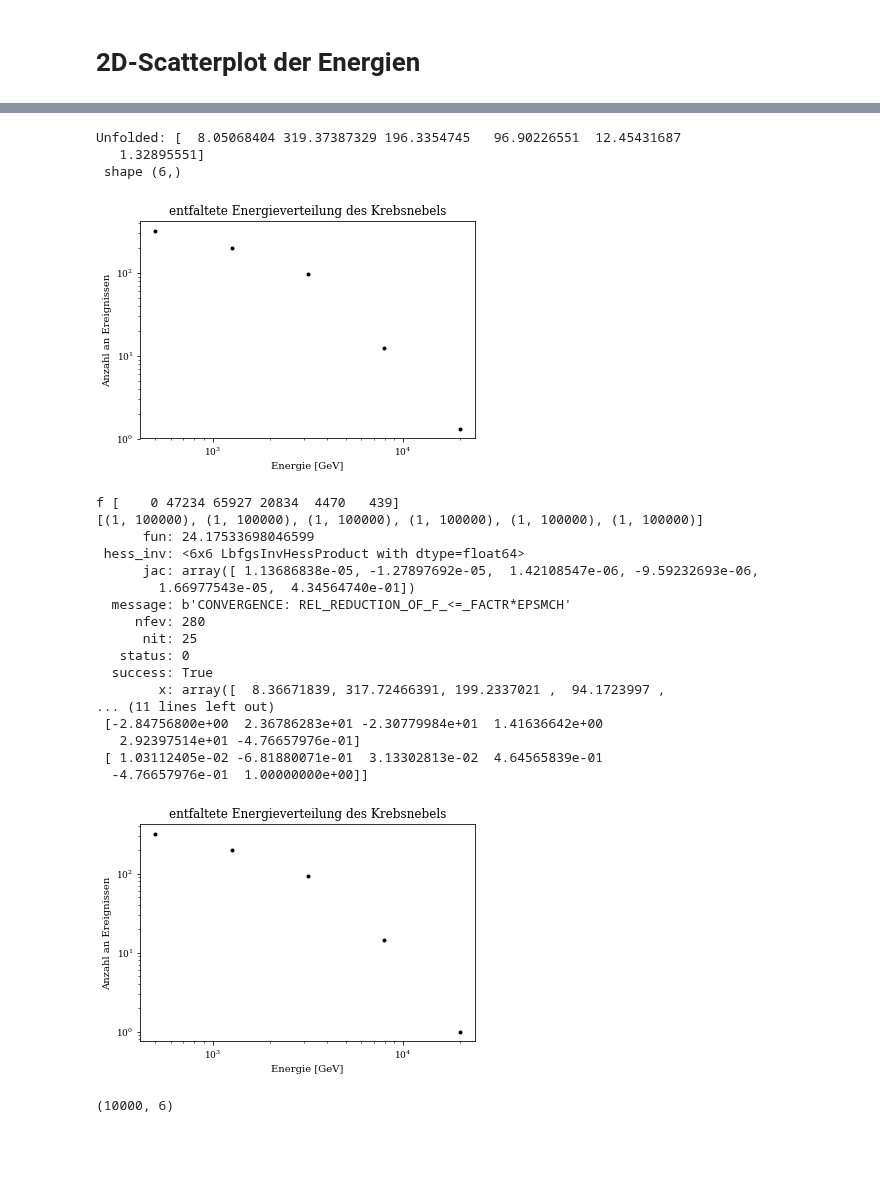
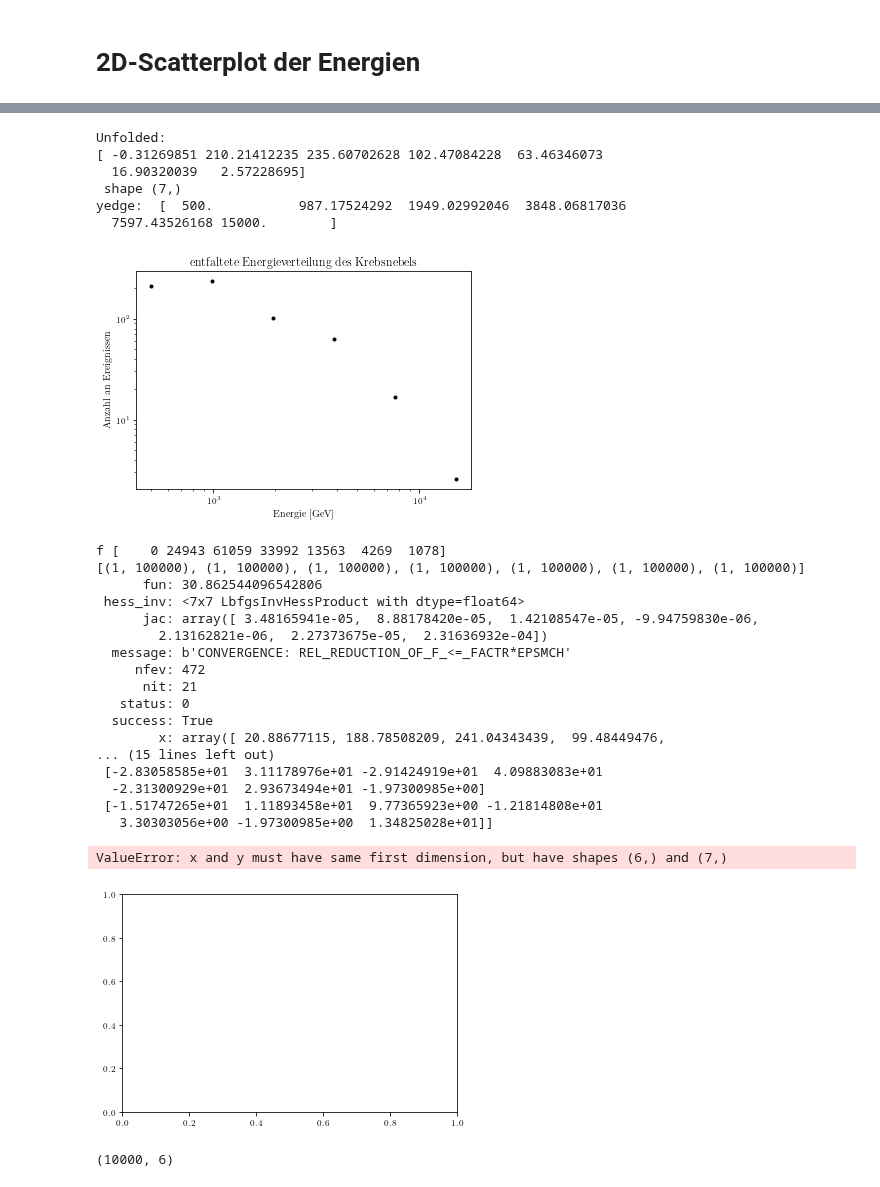
Before and after one commit to Ninilini/FP_Teilchen, a Jupyter notebook: FACT/plots/data_reading.ipynb, the cells around one changed output, grey strips where cells are left out. Drawn from its saved outputs; the diff is of its cells as text; code cells hidden in the pictures; blank space fills up the shorter version.

```diff
--- a/FACT/plots/data_reading.ipynb
+++ b/FACT/plots/data_reading.ipynb
@@ -140,18 +140,18 @@ print(len(crab_events_sel_1.theta_deg_off_1.values))
 max_bin = max(max(gammas_sel['gamma_energy_prediction']), max(gammas_sel['corsika_event_header_total_energy']))
 min_bin = min(min(gammas_sel['gamma_energy_prediction']), min(gammas_sel['corsika_event_header_total_energy']))
 print(min_bin)
-if max_bin <= max(np.logspace(np.log10(500),np.log10(50e3),11)):
+if max_bin <= max(np.logspace(np.log10(500),np.log10(20e3),11)):
     print('Durch obere binning Grenze werden keine events aussortiert, da höchster vorkommender Wert: {}!'.format(max_bin))
     b = 12
     bins1 = np.ones(b)
 else:
     b = 13
     bins1 = np.ones(b)
-    bins1[-1] = max_bin
+    bins1[-1] = 50e3
 bins1[0] = 0
 
-for i in range(1, b, 1):
-    bins1[i] = np.logspace(np.log10(500),np.log10(50e3),11)[i-1]
+for i in range(1, b-1, 1):
+    bins1[i] = np.logspace(np.log10(500),np.log10(15e3),11)[i-1]
 print(bins1)
 # %% [output]
 205.58768
@@ -162,7 +163,8 @@ Durch obere binning Grenze werden keine events aussortiert, da höchster vorkomm
 # %%
-bins2 = np.ones(7)
+bins2 = np.ones(8)
 bins2[0] = 0
 for i in range(1, 7, 1):
-    bins2[i] = np.logspace(np.log10(500),np.log10(50e3),6)[i-1]
+    bins2[i] = np.logspace(np.log10(500),np.log10(15e3),6)[i-1]
+bins2[-1] = 50e3
 print(bins2)
 # %% [output]
@@ -193,7 +195,12 @@ Matrix hat neue shape:  (11, 6)
 # Untergrund binnen
 plt.subplot(1,2,1)
 a = np.full_like(bkg['gamma_energy_prediction'], 0.2)
-b, bins_b, p = plt.hist(bkg['gamma_energy_prediction'], bins=xedge, weights=a, color='g', label='Off-Events')
+b, bins_b, p = plt.hist(bkg['gamma_energy_prediction'],
+                        bins=xedge,
+                        weights=a,
+                        color='g',
+                        label='Off-Events'
+                       )
 plt.xscale('log')
 plt.yscale('log')
 plt.xlabel('Energie [GeV]')
@@ -201,7 +208,12 @@ plt.ylabel('Anzahl an Ereignissen')
 plt.legend()
 plt.title('Energieverteilung')
 plt.subplot(1,2,2)
-g, bins_g, p = plt.hist(crab_events_sel['gamma_energy_prediction'], bins=xedge, color='blue', label='On-Events')
+g, bins_g, p = plt.hist(crab_events_sel['gamma_energy_prediction'],
+                        bins=xedge,
+                        color='blue',
+                        label='On-Events')
+print(bins_b)
+print(bins_g)
 plt.xscale('log')
 plt.yscale('log')
 plt.xlabel('Energie [GeV]')
@@ -236,8 +255,9 @@ print(inv)
 # %%
 # Naive Entfaltung
 ev = g-b
-print('Unfolded: {}\n shape {}'.format(inv.dot(ev), np.shape(inv.dot(ev))))
-plt.plot(yedge[:-1], inv.dot(ev), 'k.')
+print('Unfolded: \n{}\n shape {}'.format(inv.dot(ev), np.shape(inv.dot(ev))))
+print('yedge: ', yedge[1:-1])
+plt.plot(yedge[1:-1], inv.dot(ev)[1:], 'k.')
 plt.xscale('log')
 plt.yscale('log')
 plt.xlabel('Energie [GeV]')
@@ -246,58 +266,63 @@ plt.title('entfaltete Energieverteilung des Krebsnebels')
 plt.savefig('Entfaltung_1.pdf')
 fNSVD = inv@ev
 # %% [output]
-Unfolded: [  8.05068404 319.37387329 196.3354745   96.90226551  12.45431687
-   1.32895551]
- shape (6,)
+Unfolded:
+[ -0.31269851 210.21412235 235.60702628 102.47084228  63.46346073
+  16.90320039   2.57228695]
+ shape (7,)
+yedge:  [  500.           987.17524292  1949.02992046  3848.06817036
+  7597.43526168 15000.        ]
-[figure, old version]
+[figure, new version]
 # %%
-#negative Log-Likelihood-Entfaltung
+# negative Log-Likelihood-Entfaltung
 def NegLog(f, A, b, g):
     lam = A@f + b
     return -poisson.logpmf(g, lam).sum()
 
 f, yedges = np.histogram(gammas_sel['gamma_energy_prediction'], bins=yedge)
 print('f', f)
 
 Bounds= [(1,100000)]*len(f)
 print(Bounds)
 
 estimator = minimize(NegLog, f+100, args=(matrix, b, g), method='L-BFGS-B', bounds=Bounds)
 print(estimator)
 #Schätzer
 fLike = estimator['x']
 print('Schätzer:', fLike)
+print('yedge: ', yedge)
 
 #Hessematrix aus Minimize für Fehlerrechnung auf Schätzer
 Hess_Inv = estimator['hess_inv'].todense()
 print('Kovarianzmatrix:',Hess_Inv)
 
-plt.plot(yedge[:-1], fLike, 'k.')
+plt.plot(yedge[1:-1], fLike, 'k.')
 plt.xscale('log')
 plt.yscale('log')
 plt.xlabel('Energie [GeV]')
 plt.ylabel('Anzahl an Ereignissen')
 plt.title('entfaltete Energieverteilung des Krebsnebels')
 plt.savefig('Entfaltung_2.pdf')
 # %% [output]
-f [    0 47234 65927 20834  4470   439]
-[(1, 100000), (1, 100000), (1, 100000), (1, 100000), (1, 100000), (1, 100000)]
-      fun: 24.17533698046599
- hess_inv: <6x6 LbfgsInvHessProduct with dtype=float64>
-      jac: array([ 1.13686838e-05, -1.27897692e-05,  1.42108547e-06, -9.59232693e-06,
-        1.66977543e-05,  4.34564740e-01])
+f [    0 24943 61059 33992 13563  4269  1078]
+[(1, 100000), (1, 100000), (1, 100000), (1, 100000), (1, 100000), (1, 100000), (1, 100000)]
+      fun: 30.862544096542806
+ hess_inv: <7x7 LbfgsInvHessProduct with dtype=float64>
+      jac: array([ 3.48165941e-05,  8.88178420e-05,  1.42108547e-05, -9.94759830e-06,
+        2.13162821e-06,  2.27373675e-05,  2.31636932e-04])
   message: b'CONVERGENCE: REL_REDUCTION_OF_F_<=_FACTR*EPSMCH'
-     nfev: 280
-      nit: 25
+     nfev: 472
+      nit: 21
    status: 0
   success: True
-        x: array([  8.36671839, 317.72466391, 199.2337021 ,  94.1723997 ,
-... (11 lines left out)
- [-2.84756800e+00  2.36786283e+01 -2.30779984e+01  1.41636642e+00
-   2.92397514e+01 -4.76657976e-01]
- [ 1.03112405e-02 -6.81880071e-01  3.13302813e-02  4.64565839e-01
-  -4.76657976e-01  1.00000000e+00]]
+        x: array([ 20.88677115, 188.78508209, 241.04343439,  99.48449476,
+... (15 lines left out)
+ [-2.83058585e+01  3.11178976e+01 -2.91424919e+01  4.09883083e+01
+  -2.31300929e+01  2.93673494e+01 -1.97300985e+00]
+ [-1.51747265e+01  1.11893458e+01  9.77365923e+00 -1.21814808e+01
+   3.30303056e+00 -1.97300985e+00  1.34825028e+01]]
+ValueError: x and y must have same first dimension, but have shapes (6,) and (7,)
-[figure, old version]
+[figure, new version]
 # %%
 #Zufallszahlen mit Multivarianten Gauss
 fLike_Var = np.random.multivariate_normal(fLike, Hess_Inv, size=10000)
```
Also changed, not shown: parts of 12 cells of this notebook.
